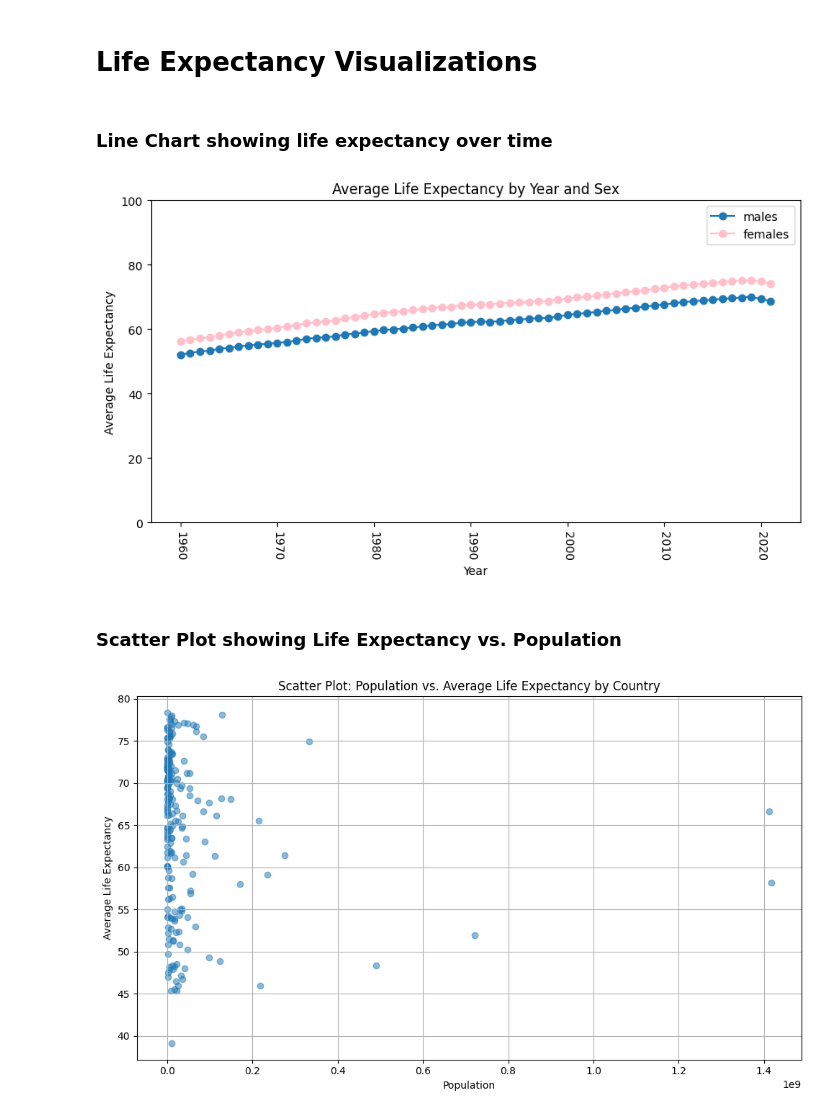
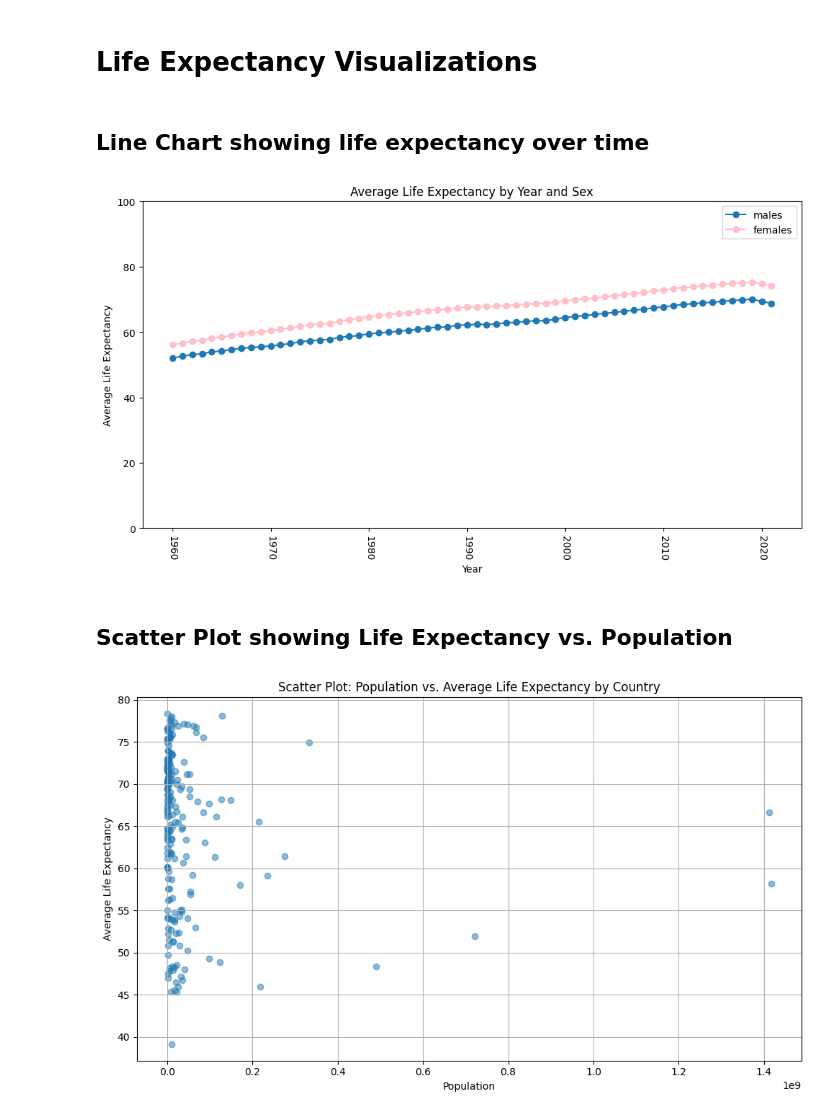
Before and after one commit to JNorthData/Life_Expectancy, a Jupyter notebook: life-expectancy.ipynb, the cells around one changed output. Saved outputs shown, nothing was run; the diff lists cells and outputs as text; code cells hidden in the pictures.

Commit message:
Julian's charts added

```diff
--- a/life-expectancy.ipynb
+++ b/life-expectancy.ipynb
@@ -22,12 +22,16 @@ Life_Exp_Female_df = pd.melt(Life_Exp_Female_df, id_vars = 'Country', var_name =
 # Merge Male / Female Data
 Life_Exp_df = pd.merge(Life_Exp_Male_df, Life_Exp_Female_df, on = ['Country', 'Year'], how='inner')
 
+Life_Exp_df['Life Expectancy Avg'] = (Life_Exp_df['Life Expectancy Male'] + Life_Exp_df['Life Expectancy Female']) / 2
+
 # Convert Year to integer
 Life_Exp_df['Year'] = Life_Exp_df['Year'].astype(int)
 
 # Reduce decimal places to 1
 Life_Exp_df['Life Expectancy Male'] = Life_Exp_df['Life Expectancy Male'].round(1)
 Life_Exp_df['Life Expectancy Female'] = Life_Exp_df['Life Expectancy Female'].round(1)
+Life_Exp_df['Life Expectancy Avg'] = Life_Exp_df['Life Expectancy Avg'].round(1)
+
 
 Life_Exp_df.head()
 # %% [output]
@@ -238,40 +255,40 @@ GBD_Cancer_df.head()
 # %% [markdown]
 # Life Expectancy Visualizations
 # %% [markdown]
-### Line Chart showing life expectancy over time
+## Line Chart showing life expectancy over time
 # %%
 # non-numeric values need to be coerced
 Life_Exp_df['Life Expectancy Male'] = pd.to_numeric(Life_Exp_df['Life Expectancy Male'], errors='coerce')
 Life_Exp_df['Life Expectancy Female'] = pd.to_numeric(Life_Exp_df['Life Expectancy Female'], errors='coerce')
 
 m_df = Life_Exp_df[Life_Exp_df['Year'] != '2022']
 f_df = Life_Exp_df[Life_Exp_df['Year'] != '2022']
 
 # Grouping by 'Year' and 'Status' and calculating average life expectancy
 m_grouped_df = m_df.groupby(['Year'])['Life Expectancy Male'].mean().reset_index()
 f_grouped_df = f_df.groupby(['Year'])['Life Expectancy Female'].mean().reset_index()
 
 # Creating the line chart
-plt.figure(figsize =(10, 5))
+plt.figure(figsize =(12, 6))
 
 # Line plot for Males
 plt.plot(m_grouped_df['Year'], m_grouped_df['Life Expectancy Male'], label='males', marker='o')
 
 # Line plot for Females
 plt.plot(f_grouped_df['Year'], f_grouped_df['Life Expectancy Female'], label='females', marker='o', color='pink')
 
 plt.xlabel('Year')
 plt.ylabel('Average Life Expectancy')
 plt.title('Average Life Expectancy by Year and Sex')
 plt.ylim(0, 100)
 plt.legend()
 plt.xticks(rotation=-90)
 
 plt.show()
 # %% [output]
-[figure, old version]
+[figure, new version]
 # %% [markdown]
-### Scatter Plot showing Life Expectancy vs. Population
+## Scatter Plot showing Life Expectancy vs. Population
 # %%
 # Convert 'Life Expectancy Male' and 'Life Expectancy Female' columns to numeric, replacing empty strings with NaN
 All_Data_df['Life Expectancy Male'] = pd.to_numeric(All_Data_df['Life Expectancy Male'], errors='coerce')
```
Also changed, not shown: parts of 9 cells of this notebook, 4 other files.
